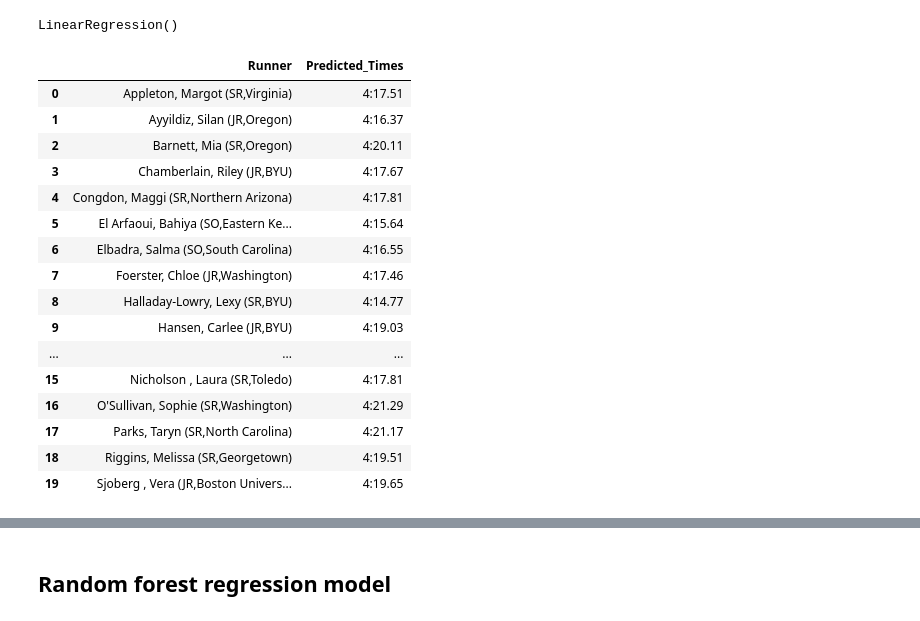
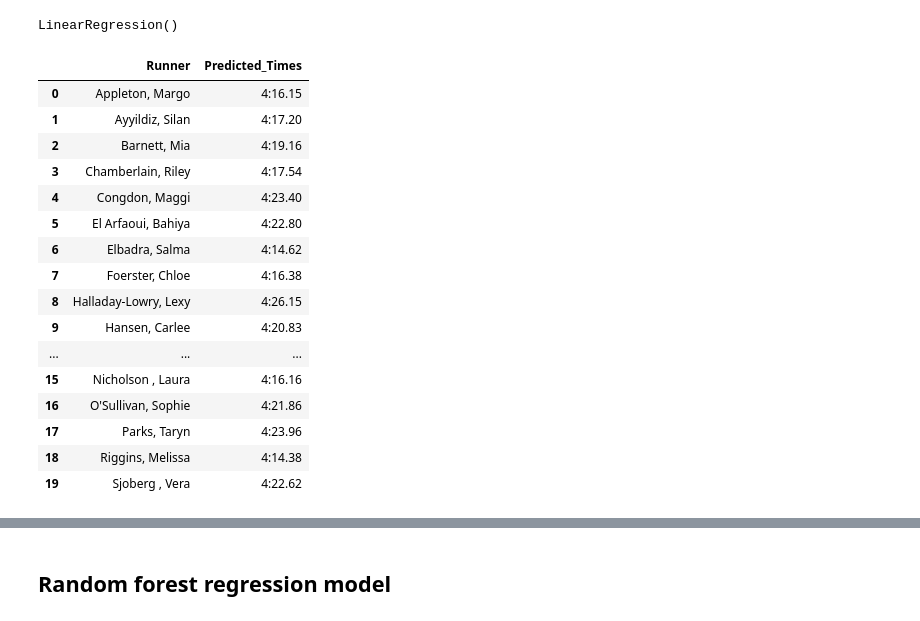
Before and after one commit to somkat16/DS-projects, a Jupyter notebook: Runner_time_prediction.ipynb, the cells around one changed output, grey strips where cells are left out. Cells and saved outputs as stored; diff of their text form; code cells hidden in the pictures.

```diff
--- a/Runner_time_prediction.ipynb
+++ b/Runner_time_prediction.ipynb
@@ -20,0 +9,5 @@ df_track.head()
+# %%
+file_path = '/content/Track_Results.xlsx'
+df_track = pd.read_excel(file_path, sheet_name='Sheet7')
+
+df_track
@@ -83,7 +81,7 @@ showing the progression of each runner from their times.
 import seaborn as sns
 
 # Rename column
-df_clean = df_clean.rename(columns={'Name (Year,School)': 'Runner'})
+df_clean = df_clean.rename(columns={'Name ': 'Runner'})
 
 # Create Race_Number column
 df_clean = df_clean.sort_values(by=['Runner', 'Date'])
@@ -158,54 +160,62 @@ print(fastest_times_sorted[['Runner', 'Fastest_Time']])
 ##Linear regression model
 predicting runner times based off their previous race times.
 # %%
-from sklearn.preprocessing import LabelEncoder
-label_encoder = LabelEncoder()
-df_clean['Runner_ID'] = label_encoder.fit_transform(df_clean['Runner'])
+
 
 df_clean = df_clean.sort_values(by=['Runner', 'Date'])
 df_clean['Race_Number'] = df_clean.groupby('Runner').cumcount()
+
+df_clean['Average_Time'] = df_clean.groupby('Runner')['Time_seconds'].transform('mean')
 # %%
-X = df_clean[['Runner_ID', 'Race_Number']]
+import pandas as pd
+from sklearn.linear_model import LinearRegression
+from sklearn.model_selection import train_test_split
+import pickle
+
+# Model training
+X = df_clean[['Race_Number','Average_Time']]
 y = df_clean['Time_seconds']
 
 X_train, X_test, y_train, y_test = train_test_split(X, y, test_size=0.2, random_state=42)
-
-model = LinearRegression()
-model.fit(X_train, y_train)
+model_lr = LinearRegression()
+model_lr.fit(X_train, y_train)
 # %% [output]
 LinearRegression()
 # %%
-latest_races = df_clean.groupby('Runner').agg({'Race_Number': 'max', 'Runner_ID': 'first'}).reset_index()
+
+
+latest_races = df_clean.groupby('Runner').agg({'Race_Number': 'max','Time_seconds':'mean'}).reset_index()
 latest_races['Next_Race_Number'] = latest_races['Race_Number'] + 1
+latest_races = latest_races.rename(columns={'Time_seconds': 'Average_Time'})
 
-X_next = latest_races[['Runner_ID', 'Next_Race_Number']].rename(columns={'Next_Race_Number': 'Race_Number'})
-latest_races['Predicted_Time_Seconds'] = model.predict(X_next)
+X_next = latest_races[['Next_Race_Number','Average_Time']].rename(columns={'Next_Race_Number': 'Race_Number'})
+latest_races['Predicted_Time_Seconds'] = model_lr.predict(X_next)
 
 # Convert to MM:SS.ss format
 latest_races['Predicted_Times'] = latest_races['Predicted_Time_Seconds'].apply(
     lambda x: f"{int(x//60)}:{x%60:05.2f}"
 )
 
 # Show results
 latest_races[['Runner', 'Predicted_Times']]
 # %% [output]
 |  | Runner | Predicted_Times |
-| 0 | Appleton, Margot (SR,Virginia) | 4:17.51 |
-| 1 | Ayyildiz, Silan (JR,Oregon) | 4:16.37 |
-| 2 | Barnett, Mia (SR,Oregon) | 4:20.11 |
-| 3 | Chamberlain, Riley (JR,BYU) | 4:17.67 |
-| 4 | Congdon, Maggi (SR,Northern Arizona) | 4:17.81 |
-| 5 | El Arfaoui, Bahiya (SO,Eastern Ke... | 4:15.64 |
-| 6 | Elbadra, Salma (SO,South Carolina) | 4:16.55 |
-| 7 | Foerster, Chloe (JR,Washington) | 4:17.46 |
-| 8 | Halladay-Lowry, Lexy (SR,BYU) | 4:14.77 |
-| 9 | Hansen, Carlee (JR,BYU) | 4:19.03 |
+| 0 | Appleton, Margo | 4:16.15 |
+| 1 | Ayyildiz, Silan | 4:17.20 |
+| 2 | Barnett, Mia | 4:19.16 |
+| 3 | Chamberlain, Riley | 4:17.54 |
+| 4 | Congdon, Maggi | 4:23.40 |
+| 5 | El Arfaoui, Bahiya | 4:22.80 |
+| 6 | Elbadra, Salma | 4:14.62 |
+| 7 | Foerster, Chloe | 4:16.38 |
+| 8 | Halladay-Lowry, Lexy | 4:26.15 |
+| 9 | Hansen, Carlee | 4:20.83 |
 | ... | ... | ... |
-| 15 | Nicholson , Laura (SR,Toledo) | 4:17.81 |
-| 16 | O'Sullivan, Sophie (SR,Washington) | 4:21.29 |
-| 17 | Parks, Taryn (SR,North Carolina) | 4:21.17 |
-| 18 | Riggins, Melissa (SR,Georgetown) | 4:19.51 |
-| 19 | Sjoberg , Vera (JR,Boston Univers... | 4:19.65 |
+| 15 | Nicholson , Laura | 4:16.16 |
+| 16 | O'Sullivan, Sophie | 4:21.86 |
+| 17 | Parks, Taryn | 4:23.96 |
+| 18 | Riggins, Melissa | 4:14.38 |
+| 19 | Sjoberg , Vera | 4:22.62 |
 # %%
 # Convert MM:SS.ss format to total seconds
 def mmss_to_seconds(time_str):
```
Also changed, not shown: parts of 25 cells of this notebook.
